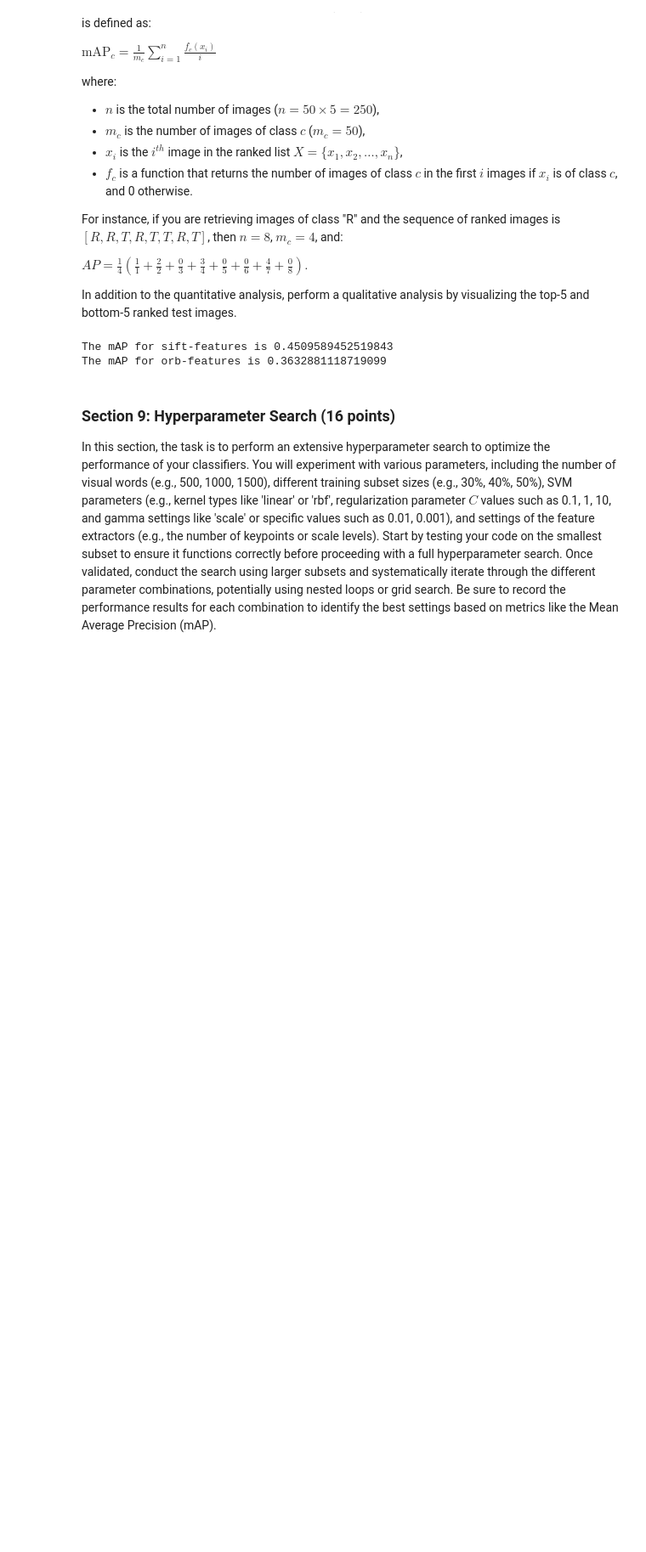
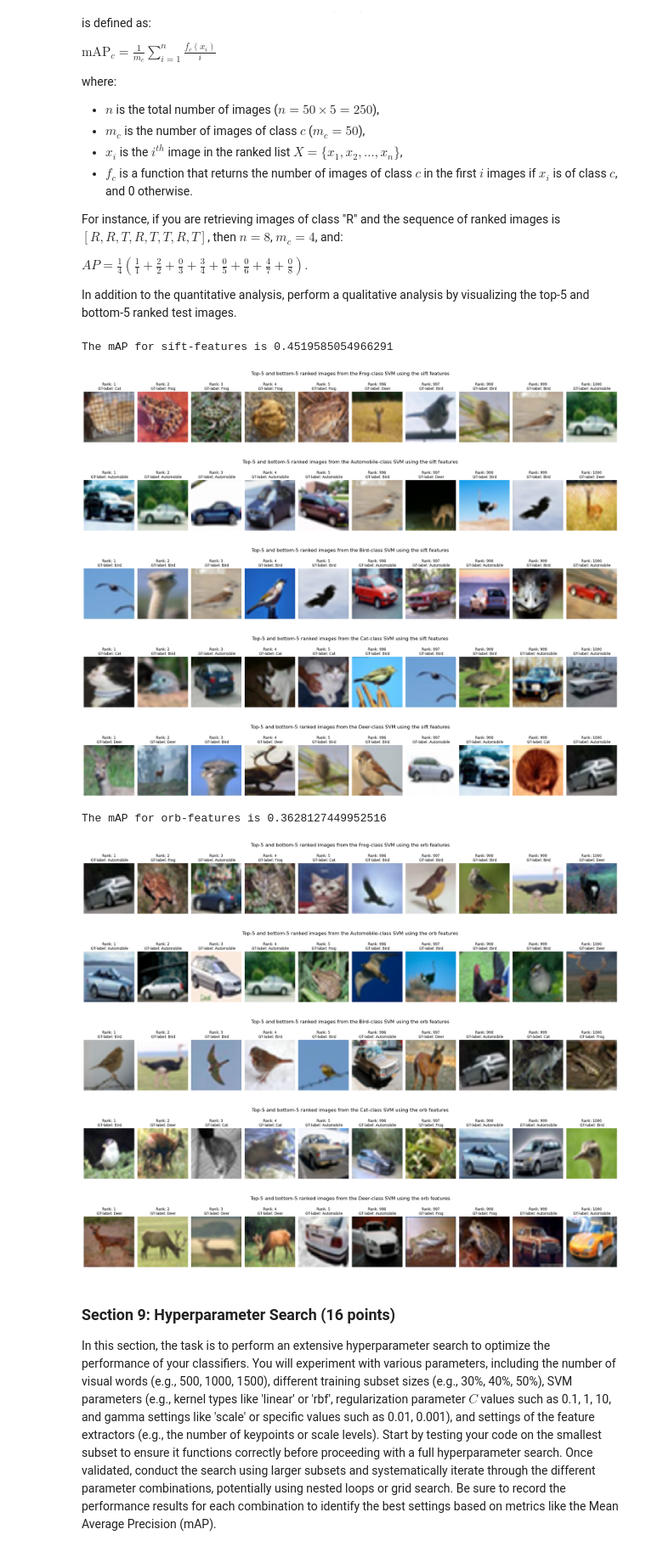
Before and after one commit to chaosido/cv1, a Jupyter notebook: final-lab/cv1-final-lab-part-1.ipynb, the cells around one changed output. Shown at 85% size. Cells and saved outputs as stored; diff of their text form; code cells hidden in the pictures; blank space fills up the shorter version.

Commit message:
Rubens visualization part is also done

```diff
--- a/final-lab/cv1-final-lab-part-1.ipynb
+++ b/final-lab/cv1-final-lab-part-1.ipynb
@@ -655,7 +653,6 @@ def compute_AP(class_prediction_scores, class_ground_truth_labels):
 
     # argsort the class_prediction_scores in descending order:
     ranked_indices = np.argsort(class_prediction_scores)[::-1]
-
     # use the sorted indices to sort the class_ground_truth_labels which then becomes our X:
     ranked_gt_labels = class_ground_truth_labels[ranked_indices]
 
@@ -685,7 +682,7 @@ def compute_mAP(multiclass_prediction_scores, multiclass_ground_truth_labels):
                                             i.e., class identifier 0-(k_classes-1).
 
     Returns:
-        float: The mean Average Precision (mAP) score, together with the ranking of datapoint indices for each class based on the confidence score. np.array of shape (n_samples, k_classes)
+        float: The mean Average Precision (mAP) score, together with the ranking of datapoint indices for each class based on the confidence score. np.array of shape (k_classes, n_samples)
     """
 
     if multiclass_prediction_scores.shape[0] != multiclass_ground_truth_labels.shape[0]:
@@ -706,18 +703,61 @@ def compute_mAP(multiclass_prediction_scores, multiclass_ground_truth_labels):
     mAP = 1/n_classes * np.sum(class_APs)
 
 
-    return mAP, class_ranked_indices.T
+    return mAP, class_ranked_indices
-# %%
-mAP_sift, ranking_sift = compute_mAP(multiclass_prediction_scores_sift, test_labels.numpy())
-mAP_orb, ranking_orb = compute_mAP(multiclass_prediction_scores_orb,test_labels.numpy())
-
-print(f"The mAP for sift-features is {mAP_sift}")
-# TODO (ruben): plot the top-5 and bottom-5 ranked test images:
-print(f"The mAP for orb-features is {mAP_orb}")
-# TODO (ruben): plot the top-5 and bottom-5 ranked test images:
-# %% [output]
-The mAP for sift-features is 0.4509589452519843
-The mAP for orb-features is 0.3632881118719099
+# %%
+def plot_top_bottom_ranked_images(images,labels, ranked_indices_matrix, method):
+    images = np.array(images)
+    images = images / 2 + 0.5
+    images = (images * 255).astype(np.uint8)
+
+    images = [cv2.resize(images[pic], (64, 64), interpolation=cv2.INTER_CUBIC) for pic in range(len(images))]
+
+    label_names = ['Frog', 'Automobile', 'Bird', 'Cat', 'Deer']
+    label_map = {i: label for i, label in enumerate(label_names, start=0)}
+
+    for cls in range(ranked_indices_matrix.shape[0]):
+
+
+        fig, ax = plt.subplots(1,10, figsize=(25, 4))
+
+        for i in range(5):
+            ax[i].set_title(f"Rank: {i+1}\n GT-label: {label_map[labels[ranked_indices_matrix[cls,i]]]}")
+            ax[i].imshow(images[ranked_indices_matrix[cls,i]])
+            ax[i].axis('off')
+
+
+        for j in range(5):
+            ax[i+j+1].set_title(f"Rank: {1000-5+j+1}\n GT-label: {label_map[labels[ranked_indices_matrix[cls,1000-5+j]]]}")
+            ax[i+j+1].imshow(images[ranked_indices_matrix[cls,1000-5+j]])
+            ax[i+j+1].axis('off')
+        fig.suptitle(f'Top-5 and bottom-5 ranked images from the {label_map[cls]}-class SVM using the {method} features', fontsize=16)
+        fig.tight_layout()
+
+        plt.show()
+
+multiclass_prediction_scores_sift = OvR_svm_sift_features.predict_proba(test_histograms_sift)
+multiclass_prediction_scores_orb = OvR_svm_orb_features.predict_proba(test_histograms_orb)
+
+mAP_sift, ranking_sift = compute_mAP(multiclass_prediction_scores_sift, test_labels.numpy())
+mAP_orb, ranking_orb = compute_mAP(multiclass_prediction_scores_orb,test_labels.numpy())
+
+print(f"The mAP for sift-features is {mAP_sift}")
+plot_top_bottom_ranked_images(test_images, test_labels.numpy(), ranking_sift, "sift")
+print(f"The mAP for orb-features is {mAP_orb}")
+plot_top_bottom_ranked_images(test_images, test_labels.numpy(), ranking_orb, "orb")
+# %% [output]
+The mAP for sift-features is 0.4519585054966291
+[figure, added]
+[figure, added]
+[figure, added]
+[figure, added]
+[figure, added]
+The mAP for orb-features is 0.3628127449952516
+[figure, added]
+[figure, added]
+[figure, added]
+[figure, added]
+[figure, added]
 # %% [markdown]
 <a id="section-9"></a>
 ### **Section 9: Hyperparameter Search (16 points)**
```
Also changed, not shown: parts of 3 cells of this notebook.
